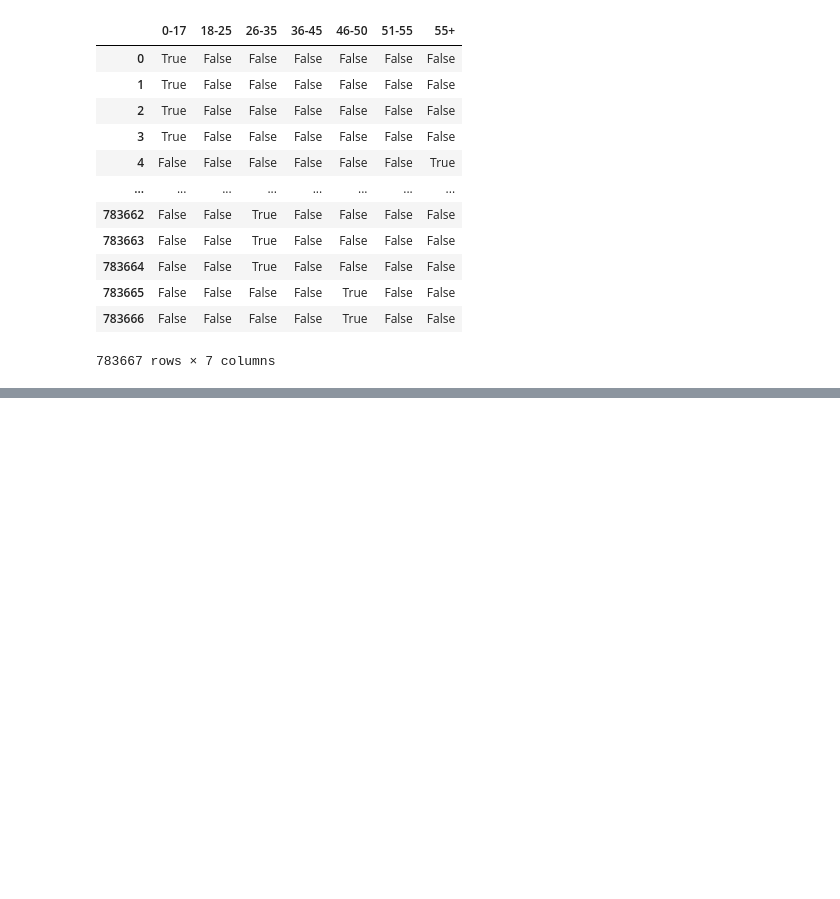
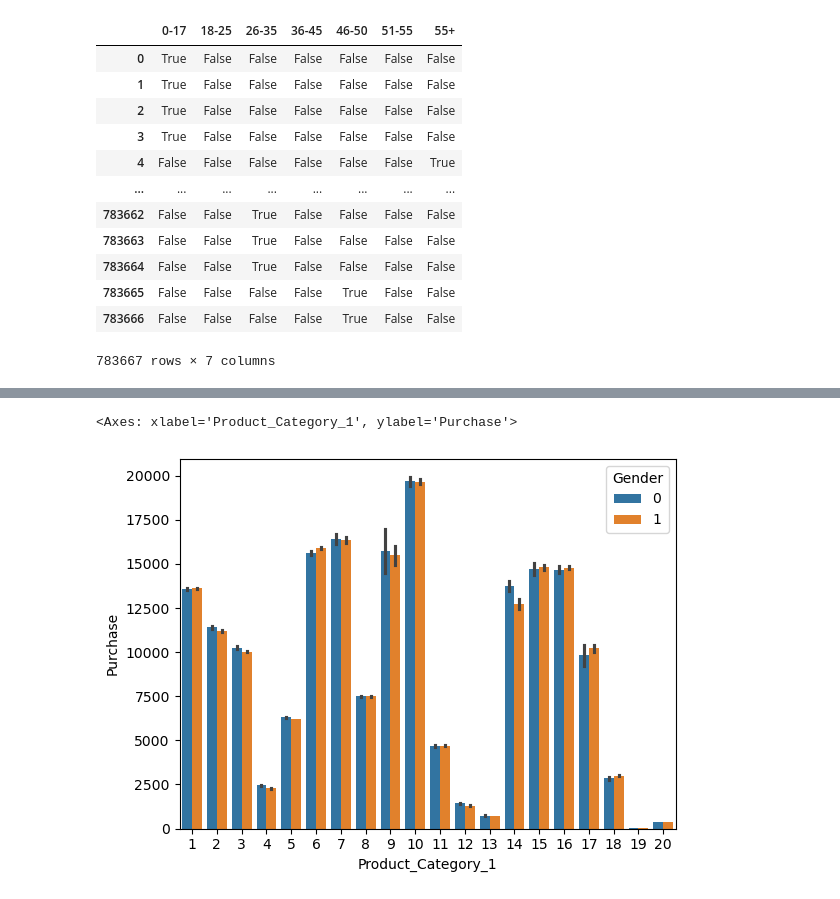
Before and after one commit to polarpeeps/Data-Science-Tut, a Jupyter notebook: EDA-and-Feature-Engineering/black friday/EDA for Black Frdiay.ipynb, the cells around one changed output, grey strips where cells are left out. Cells and saved outputs as stored; diff of their text form; code cells hidden in the pictures; blank space fills up the shorter version.

```diff
--- a/EDA-and-Feature-Engineering/black friday/EDA for Black Frdiay.ipynb
+++ b/EDA-and-Feature-Engineering/black friday/EDA for Black Frdiay.ipynb
@@ -216,0 +476,5 @@ pd.get_dummies(df['Age'],drop_first=True)
+# %%
+sns.barplot(x='Product_Category_1',y='Purchase',hue='Gender',data=df)
+# %% [output]
+<Axes: xlabel='Product_Category_1', ylabel='Purchase'>
+[figure, added]
```
Also changed, not shown: parts of 54 cells of this notebook, 1 other file.
